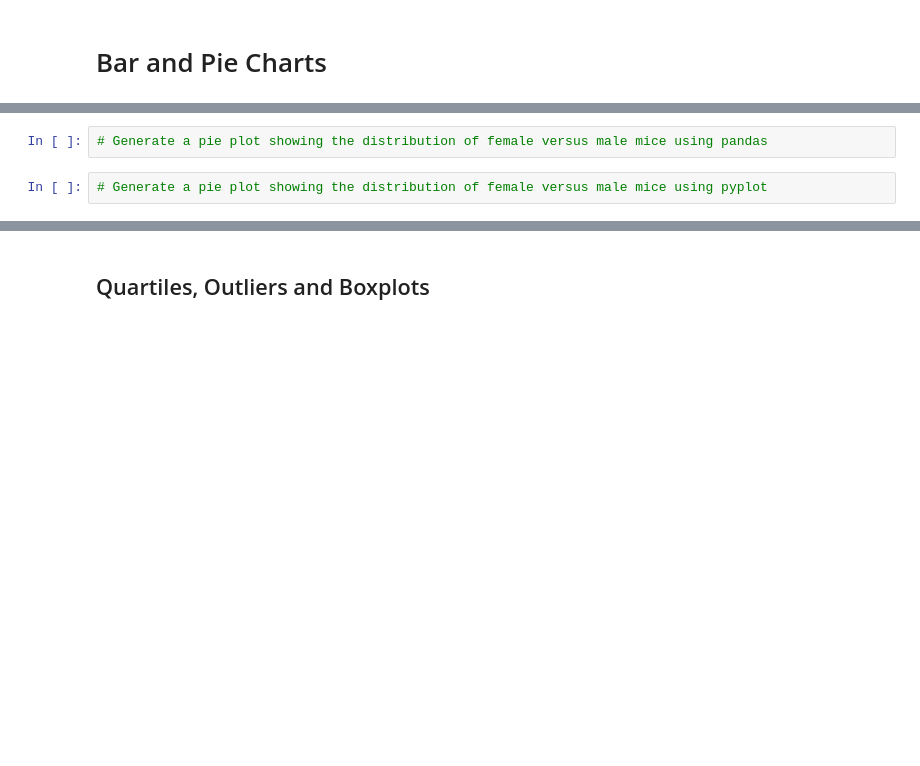
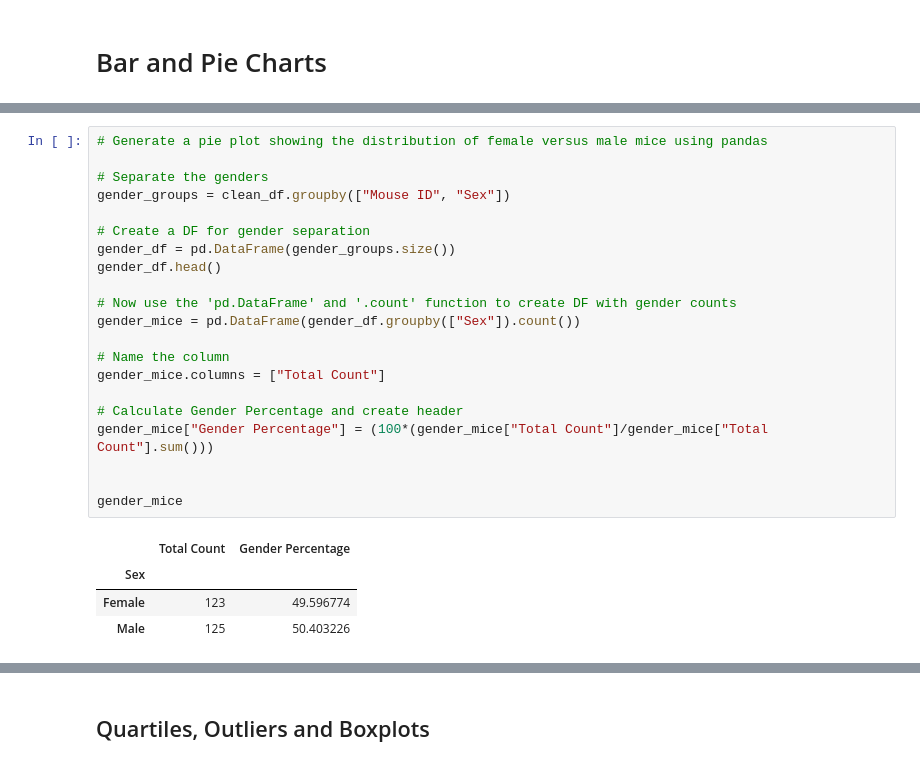
Before and after one commit to mgeorgic/Python_Matplotlib_Pymaceuticals, a Jupyter notebook: HW_Code.ipynb, the cells around one changed output, grey strips where cells are left out. Drawn from its saved outputs; the diff is of its cells as text; blank space fills up the shorter version.

```diff
--- a/HW_Code.ipynb
+++ b/HW_Code.ipynb
@@ -217,4 +248,26 @@ plt.show
-# %%
-# Generate a pie plot showing the distribution of female versus male mice using pandas
-# %%
-# Generate a pie plot showing the distribution of female versus male mice using pyplot
+# %%
+# Generate a pie plot showing the distribution of female versus male mice using pandas
+
+# Separate the genders
+gender_groups = clean_df.groupby(["Mouse ID", "Sex"])
+
+# Create a DF for gender separation
+gender_df = pd.DataFrame(gender_groups.size())
+gender_df.head()
+
+# Now use the 'pd.DataFrame' and '.count' function to create DF with gender counts
+gender_mice = pd.DataFrame(gender_df.groupby(["Sex"]).count())
+
+# Name the column
+gender_mice.columns = ["Total Count"]
+
+# Calculate Gender Percentage and create header
+gender_mice["Gender Percentage"] = (100*(gender_mice["Total Count"]/gender_mice["Total Count"].sum()))
+
+
+gender_mice
+# %% [output]
+|  | Total Count | Gender Percentage |
+| Sex |  |  |
+| Female | 123 | 49.596774 |
+| Male | 125 | 50.403226 |
```
Also changed, not shown: parts of 6 cells of this notebook.
